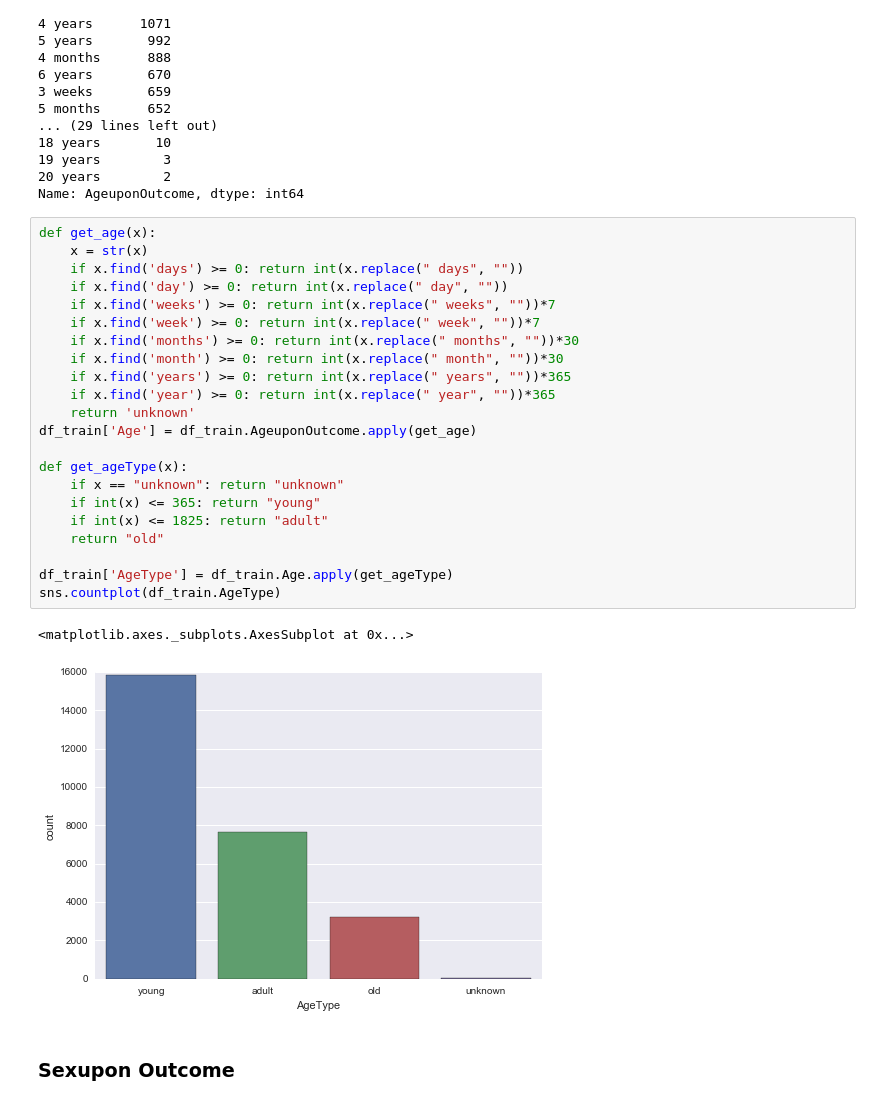
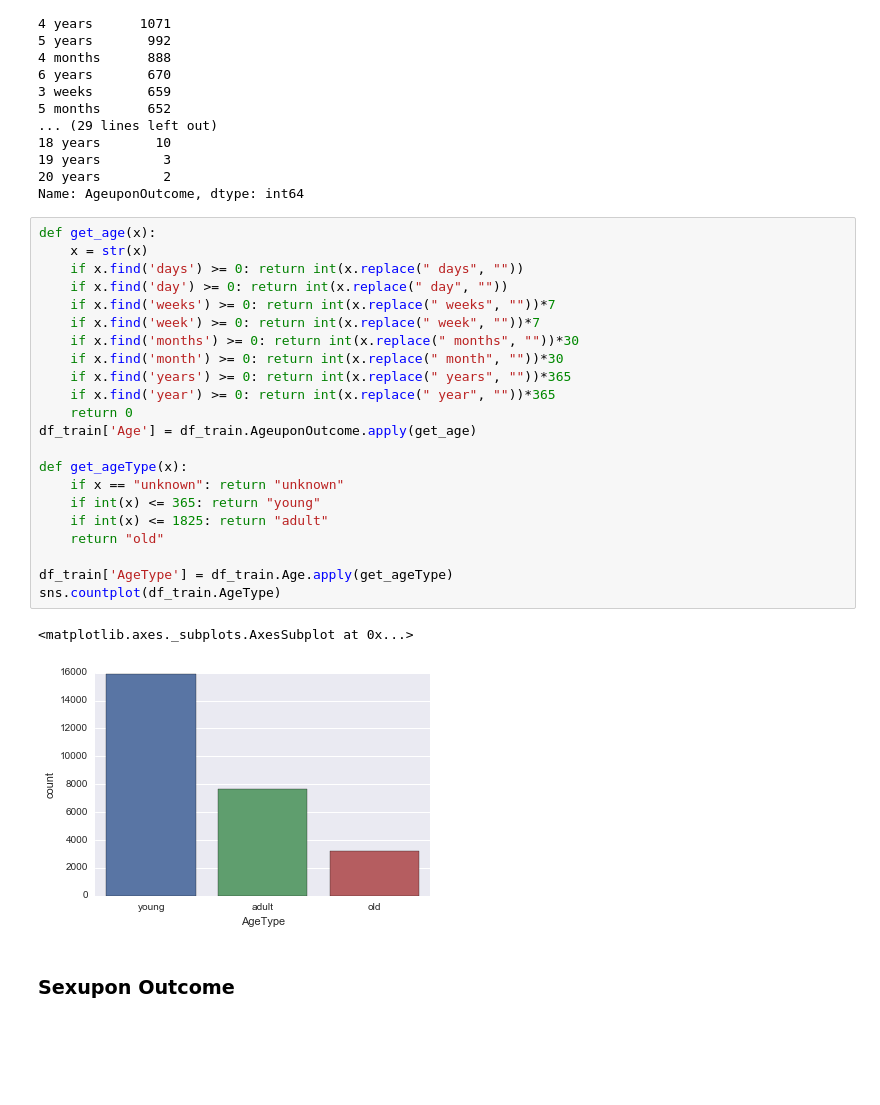
Before and after one commit to Bogazici-SWE546-Spring2016/SWE546_Final_Project, a Jupyter notebook: IdilGun_FinalAssignment.ipynb, the cells around one changed output. Drawn from its saved outputs; the diff is of its cells as text; blank space fills up the shorter version.

```diff
--- a/IdilGun_FinalAssignment.ipynb
+++ b/IdilGun_FinalAssignment.ipynb
@@ -59,28 +69,28 @@ Name: AgeuponOutcome, dtype: int64
 # %%
 def get_age(x):
     x = str(x)
     if x.find('days') >= 0: return int(x.replace(" days", ""))
     if x.find('day') >= 0: return int(x.replace(" day", ""))
     if x.find('weeks') >= 0: return int(x.replace(" weeks", ""))*7
     if x.find('week') >= 0: return int(x.replace(" week", ""))*7
     if x.find('months') >= 0: return int(x.replace(" months", ""))*30
     if x.find('month') >= 0: return int(x.replace(" month", ""))*30
     if x.find('years') >= 0: return int(x.replace(" years", ""))*365
     if x.find('year') >= 0: return int(x.replace(" year", ""))*365
-    return 'unknown'
+    return 0
 df_train['Age'] = df_train.AgeuponOutcome.apply(get_age)
 
 def get_ageType(x):
     if x == "unknown": return "unknown"
     if int(x) <= 365: return "young"
     if int(x) <= 1825: return "adult"
     return "old"
 
 df_train['AgeType'] = df_train.Age.apply(get_ageType)
 sns.countplot(df_train.AgeType)
 # %% [output]
 <matplotlib.axes._subplots.AxesSubplot at 0x...>
-[figure, old version]
+[figure, new version]
 # %% [markdown]
 <h3>Sexupon Outcome</h3>
 # %%
```
Also changed, not shown: parts of 16 cells of this notebook.
